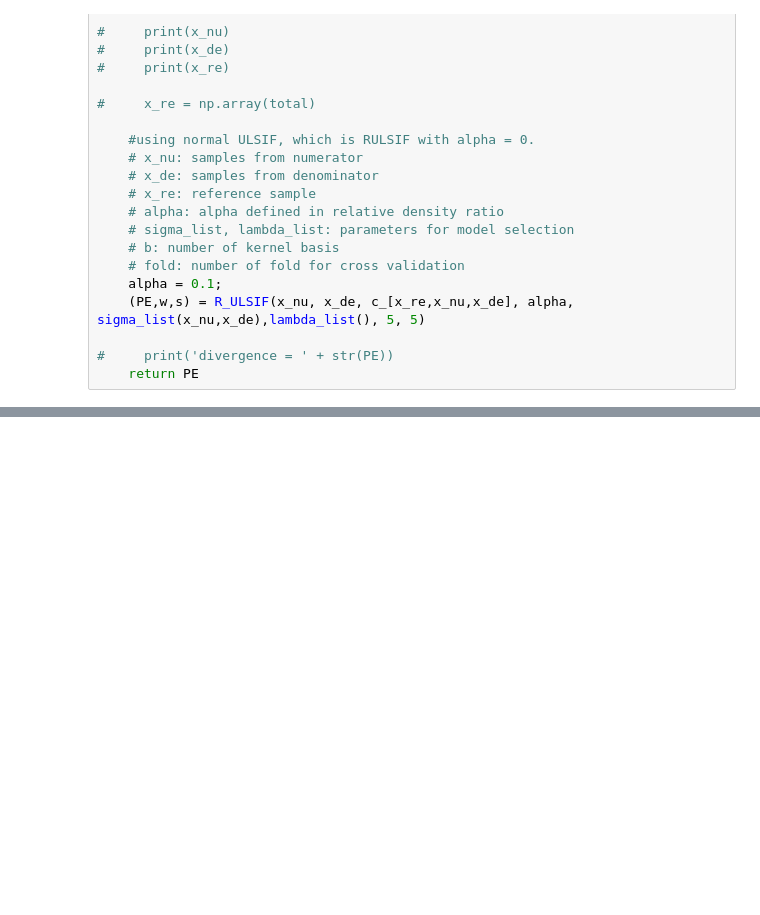
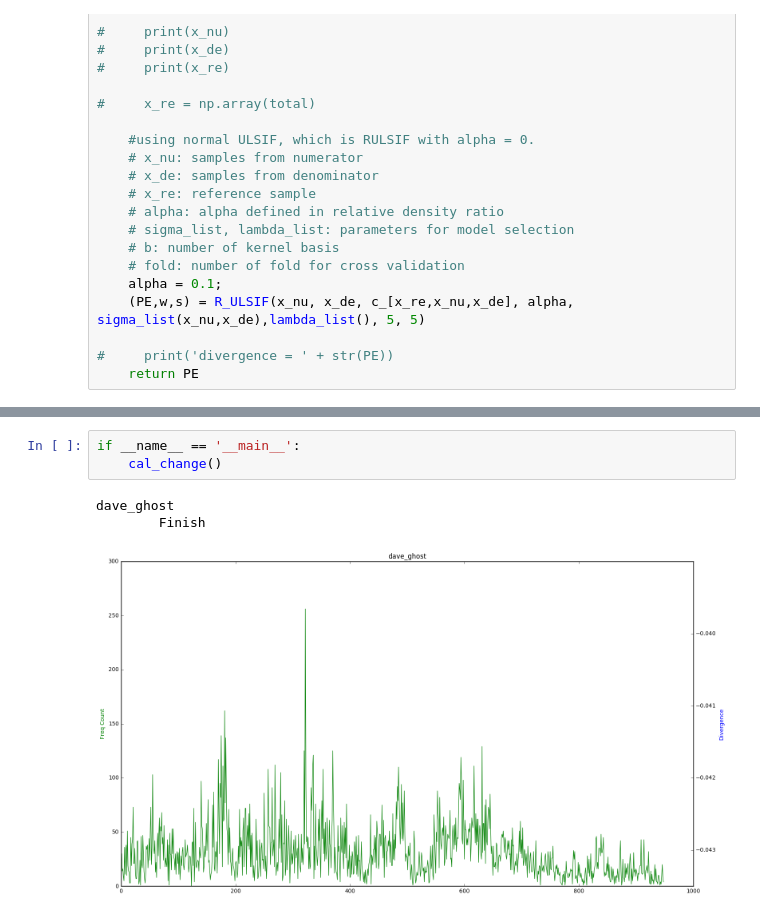
Before and after one commit to yenhao/Bipolar-Disorder-Detection, a Jupyter notebook: detect time/time_segmentation.ipynb, the cells around one changed output, grey strips where cells are left out. Cells and saved outputs as stored; diff of their text form; blank space fills up the shorter version.

```diff
--- a/detect time/time_segmentation.ipynb
+++ b/detect time/time_segmentation.ipynb
@@ -418,0 +385,7 @@ dave_ghost
+# %%
+if __name__ == '__main__':
+    cal_change()
+# %% [output]
+dave_ghost
+        Finish
+[figure, added]
```
Also changed, not shown: parts of 5 cells of this notebook.
